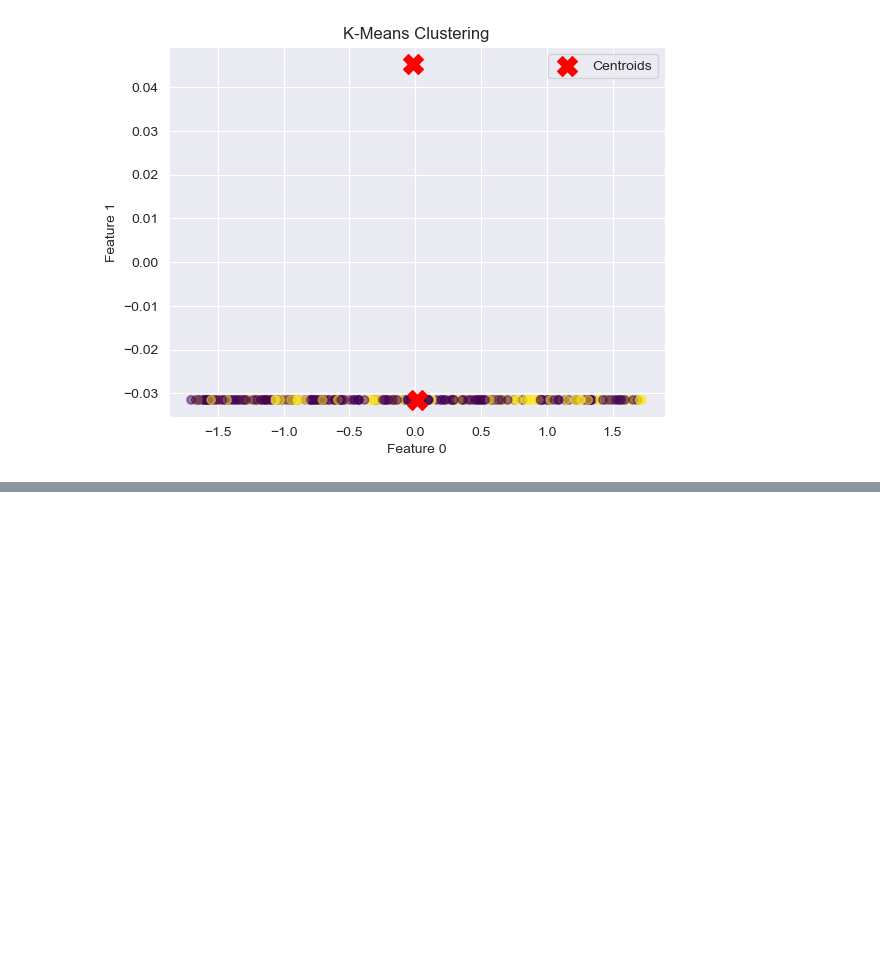
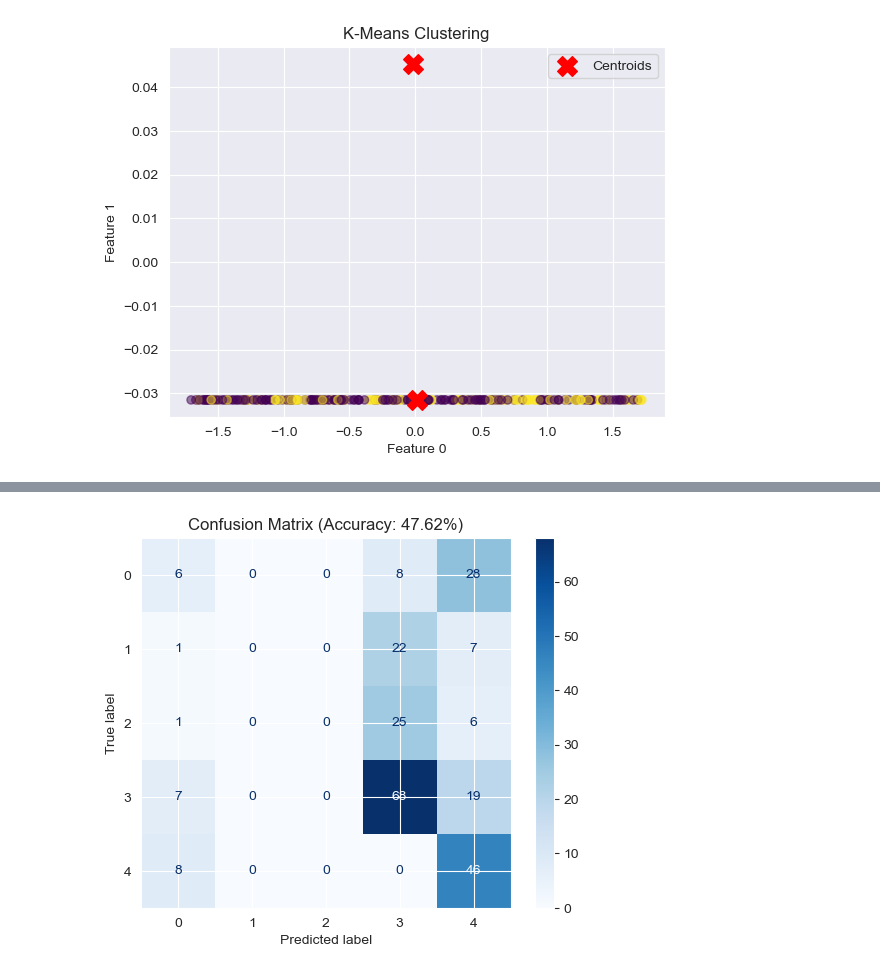
Before and after one commit to vschachl/MentalHealth, a Jupyter notebook: Main.ipynb, the cells around one changed output, grey strips where cells are left out. Saved outputs shown, nothing was run; the diff lists cells and outputs as text; code cells hidden in the pictures; blank space fills up the shorter version.

```diff
--- a/Main.ipynb
+++ b/Main.ipynb
@@ -860,0 +867,10 @@ plt.show()
+# %%
+conf_matrix = confusion_matrix(y_test, y_pred_svm)
+disp = ConfusionMatrixDisplay(conf_matrix)
+disp.plot(cmap='Blues')
+
+accuracy = accuracy_score(y_test, y_pred_svm)
+plt.title(f'Confusion Matrix (Accuracy: {accuracy:.2%})')
+plt.show()
+# %% [output]
+[figure, added]
```
Also changed, not shown: parts of 13 cells of this notebook.
